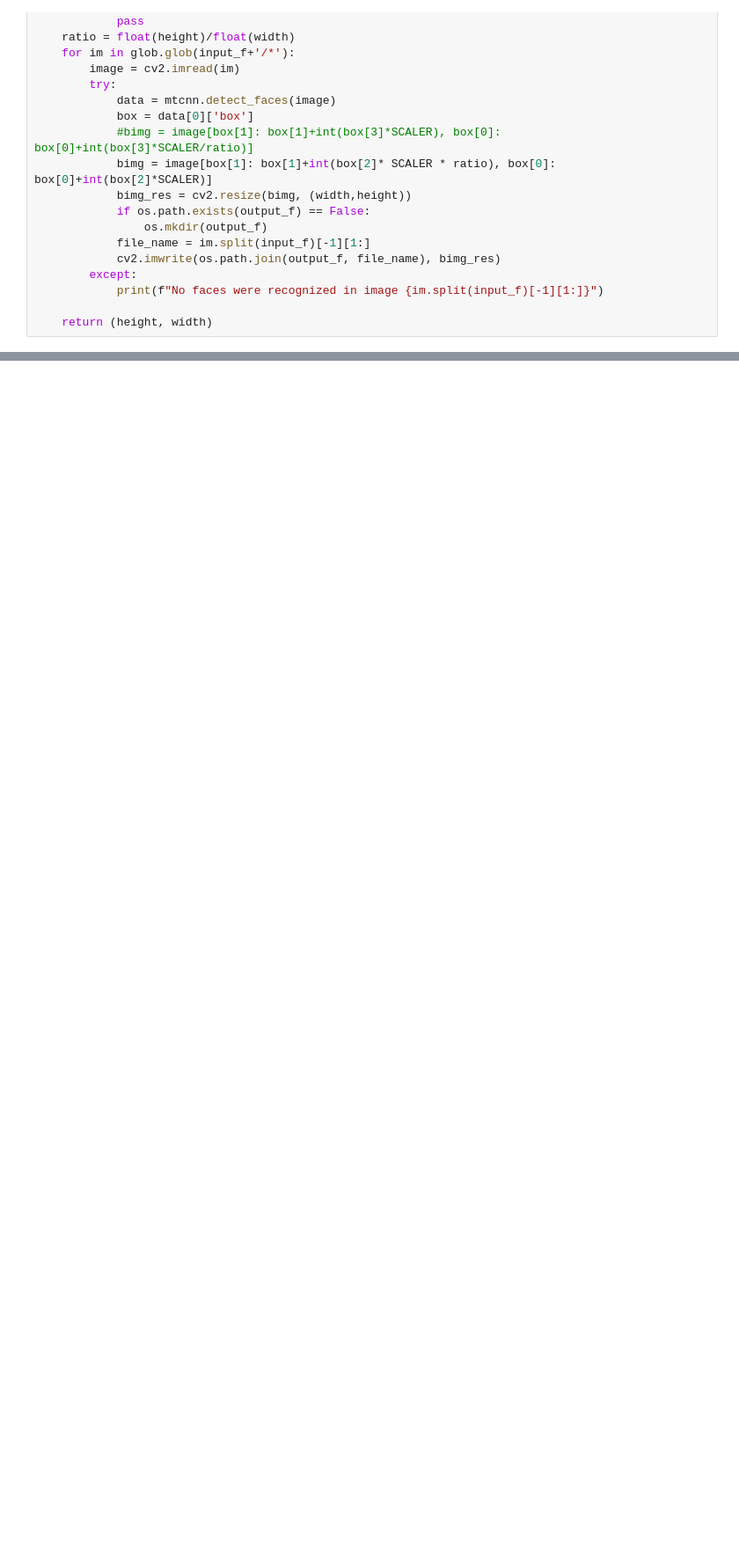
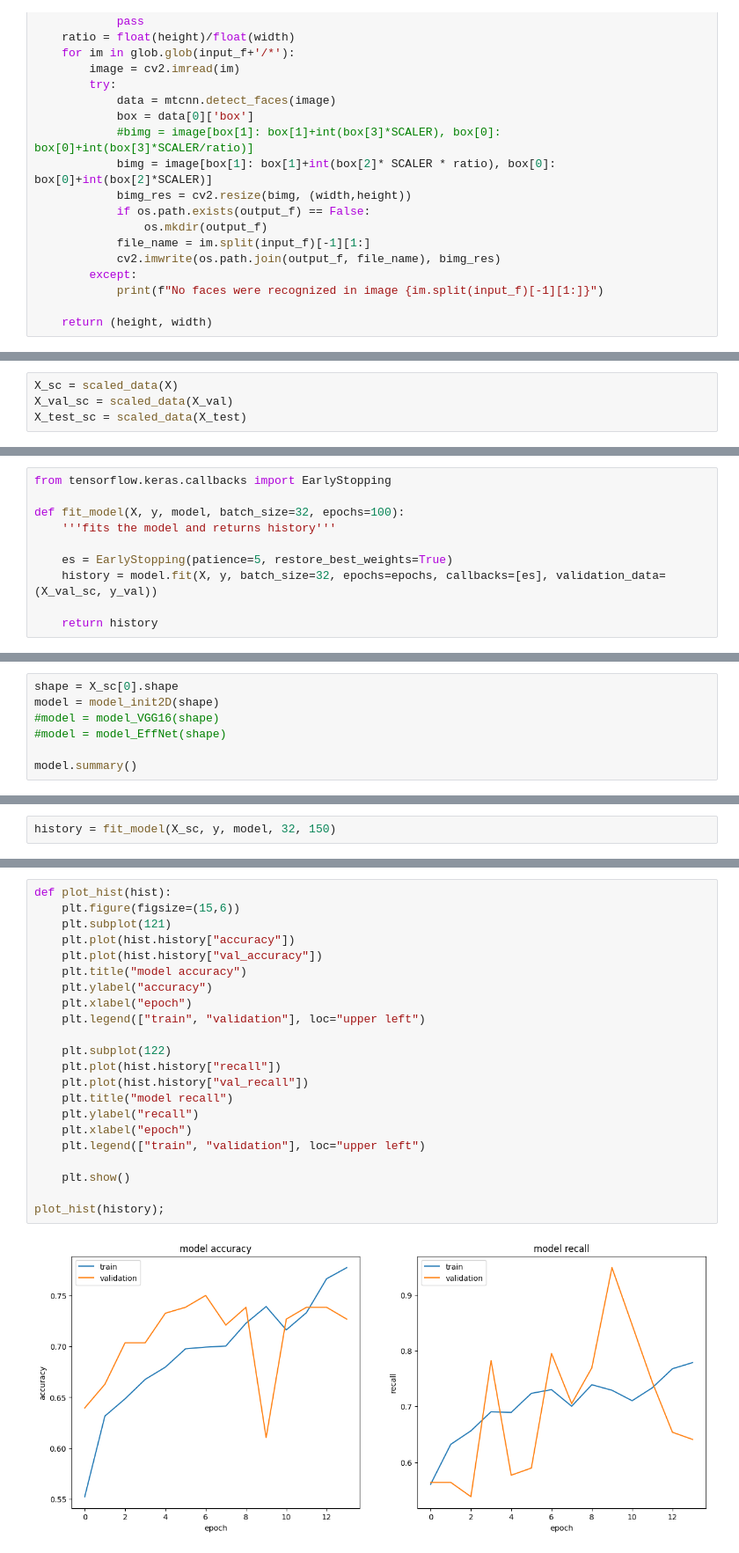
Before and after one commit to bakiery/autism, a Jupyter notebook: preprocess.Alex.ipynb, the cells around one changed output, grey strips where cells are left out. Shown at 88% size. Cells and saved outputs as stored; diff of their text form; blank space fills up the shorter version.

Commit message:
implemented CNN model, its parameters were initially optimized with procedure visualization

```diff
--- a/preprocess.Alex.ipynb
+++ b/preprocess.Alex.ipynb
@@ -148,0 +201,4 @@ for im in glob.glob(input_f+'/*'):
+# %%
+X_sc = scaled_data(X)
+X_val_sc = scaled_data(X_val)
+X_test_sc = scaled_data(X_test)
@@ -148,0 +271,10 @@ for im in glob.glob(input_f+'/*'):
+# %%
+from tensorflow.keras.callbacks import EarlyStopping
+
+def fit_model(X, y, model, batch_size=32, epochs=100):
+    '''fits the model and returns history'''
+
+    es = EarlyStopping(patience=5, restore_best_weights=True)
+    history = model.fit(X, y, batch_size=32, epochs=epochs, callbacks=[es], validation_data=(X_val_sc, y_val))
+
+    return history
@@ -148,0 +283,7 @@ for im in glob.glob(input_f+'/*'):
+# %%
+shape = X_sc[0].shape
+model = model_init2D(shape)
+#model = model_VGG16(shape)
+#model = model_EffNet(shape)
+
+model.summary()
@@ -148,0 +316,2 @@ for im in glob.glob(input_f+'/*'):
+# %%
+history = fit_model(X_sc, y, model, 32, 150)
@@ -148,0 +350,24 @@ for im in glob.glob(input_f+'/*'):
+# %%
+def plot_hist(hist):
+    plt.figure(figsize=(15,6))
+    plt.subplot(121)
+    plt.plot(hist.history["accuracy"])
+    plt.plot(hist.history["val_accuracy"])
+    plt.title("model accuracy")
+    plt.ylabel("accuracy")
+    plt.xlabel("epoch")
+    plt.legend(["train", "validation"], loc="upper left")
+
+    plt.subplot(122)
+    plt.plot(hist.history["recall"])
+    plt.plot(hist.history["val_recall"])
+    plt.title("model recall")
+    plt.ylabel("recall")
+    plt.xlabel("epoch")
+    plt.legend(["train", "validation"], loc="upper left")
+
+    plt.show()
+
+plot_hist(history);
+# %% [output]
+[figure, added]
```
Also changed, not shown: parts of 29 cells of this notebook.
